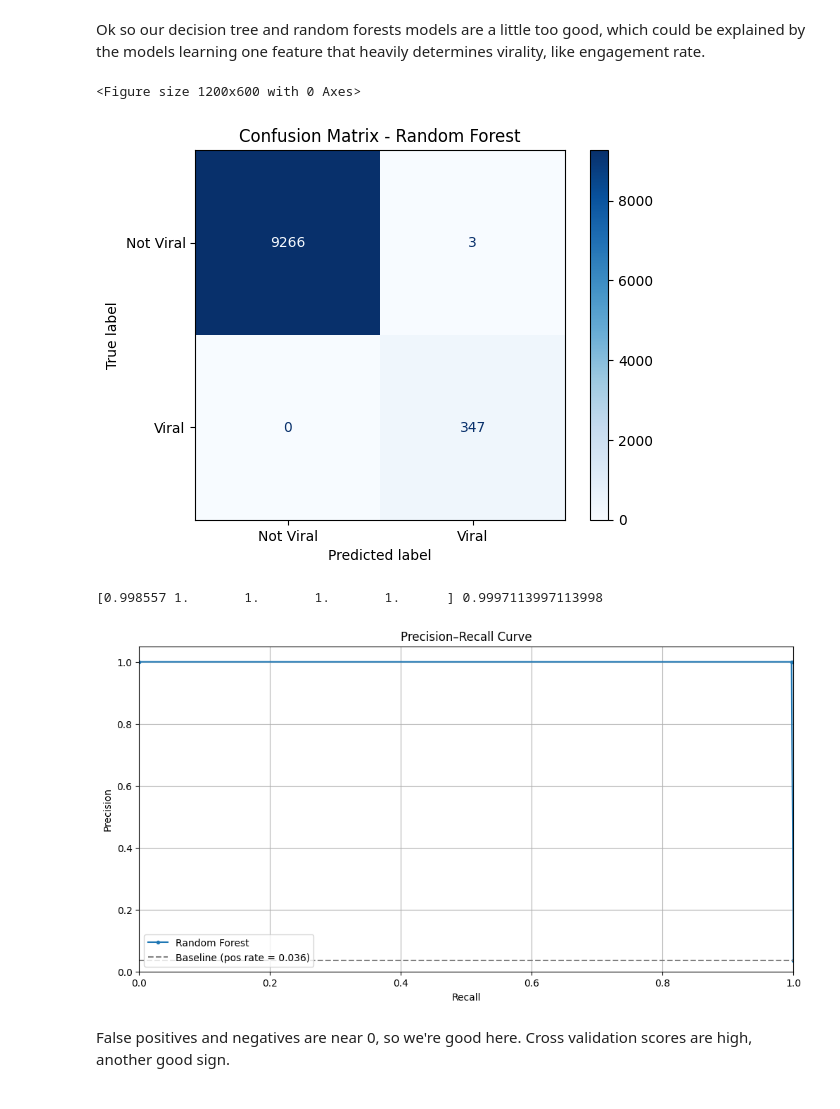
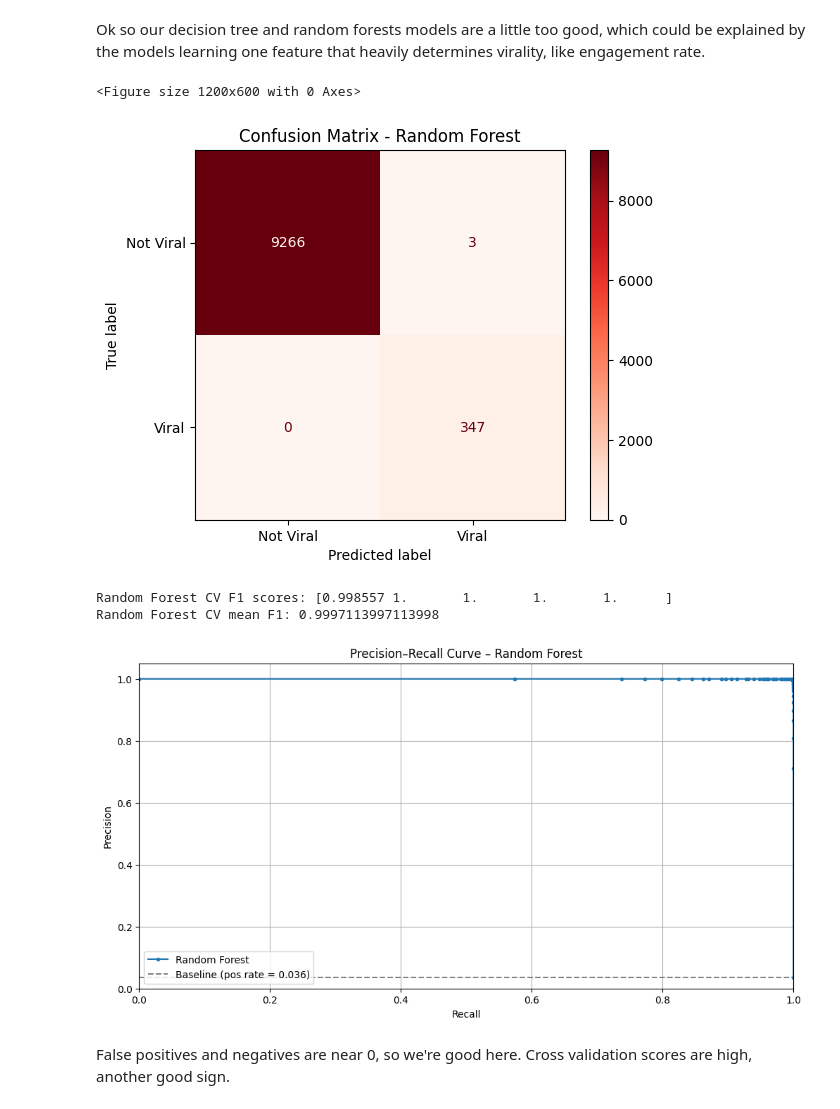
Before and after one commit to theoverthere/CS577-SEMESTER_PROJECT-VIRALITY_ANALYSIS, a Jupyter notebook: yt-tt-trend-analysis.ipynb, the cells around one changed output. Saved outputs shown, nothing was run; the diff lists cells and outputs as text; code cells hidden in the pictures.

```diff
--- a/yt-tt-trend-analysis.ipynb
+++ b/yt-tt-trend-analysis.ipynb
@@ -1155,40 +1181,45 @@ Nice here we can see that while still rare this model catches rare, viral events
 # %% [markdown]
 Ok so our decision tree and random forests models are a little too good, which could be explained by the models learning one feature that heavily determines virality, like engagement rate.
 # %%
-#confusion matrix to sanity check
-cm = confusion_matrix(Y_test, Y_pred_rt)
-disp = ConfusionMatrixDisplay(confusion_matrix=cm, display_labels=["Not Viral", "Viral"])
-plt.figure(figsize=(12,6))
-disp.plot(cmap="Blues", values_format='d')
+# Confusion Matrix - Random Forest
+cm_rf = confusion_matrix(Y_test, Y_pred_rt)
+disp_rf = ConfusionMatrixDisplay(confusion_matrix=cm_rf,
+                                 display_labels=["Not Viral", "Viral"])
+
+plt.figure(figsize=(12, 6))
+disp_rf.plot(cmap="Reds", values_format='d')
 plt.title("Confusion Matrix - Random Forest")
 plt.show()
 
-#cross validation check
-cv_scores = cross_val_score(randomForest_model, X, Y, cv=5, scoring='f1')
-print(cv_scores, cv_scores.mean())
+# Cross-validation check (F1)
+cv_scores_rf = cross_val_score(randomForest_model, X, Y, cv=5, scoring='f1')
+print("Random Forest CV F1 scores:", cv_scores_rf)
+print("Random Forest CV mean F1:", cv_scores_rf.mean())
 
-#precision-recall curve
-precision, recall, thresh = precision_recall_curve(Y_test, Y_prob_dt)
+# Precision–Recall curve
+precision_rf, recall_rf, thresh_rf = precision_recall_curve(Y_test, Y_prob_rt)
 
 plt.figure(figsize=(12, 6))
-plt.plot(recall, precision, marker='.', label='Random Forest')
+plt.plot(recall_rf, precision_rf, marker='.', label='Random Forest')
 
 pos_rate = Y_test.mean()
-plt.hlines(pos_rate, 0, 1, colors='gray', linestyles='--', label=f'Baseline (pos rate = {pos_rate:.3f})')
+plt.hlines(pos_rate, 0, 1, colors='gray', linestyles='--',
+           label=f'Baseline (pos rate = {pos_rate:.3f})')
 
 plt.xlabel('Recall')
 plt.ylabel('Precision')
-plt.title('Precision–Recall Curve')
+plt.title('Precision–Recall Curve – Random Forest')
 plt.xlim([0.0, 1.0])
 plt.ylim([0.0, 1.05])
 plt.grid(True)
 plt.legend()
 plt.show()
 # %% [output]
 <Figure size 1200x600 with 0 Axes>
-[figure, old version]
+[figure, new version]
-[0.998557 1.       1.       1.       1.      ] 0.9997113997113998
+Random Forest CV F1 scores: [0.998557 1.       1.       1.       1.      ]
+Random Forest CV mean F1: 0.9997113997113998
-[figure, old version]
+[figure, new version]
 # %% [markdown]
 False positives and negatives are near 0, so we're good here.
 Cross validation scores are high, another good sign.
```
Also changed, not shown: parts of 2 cells of this notebook.
